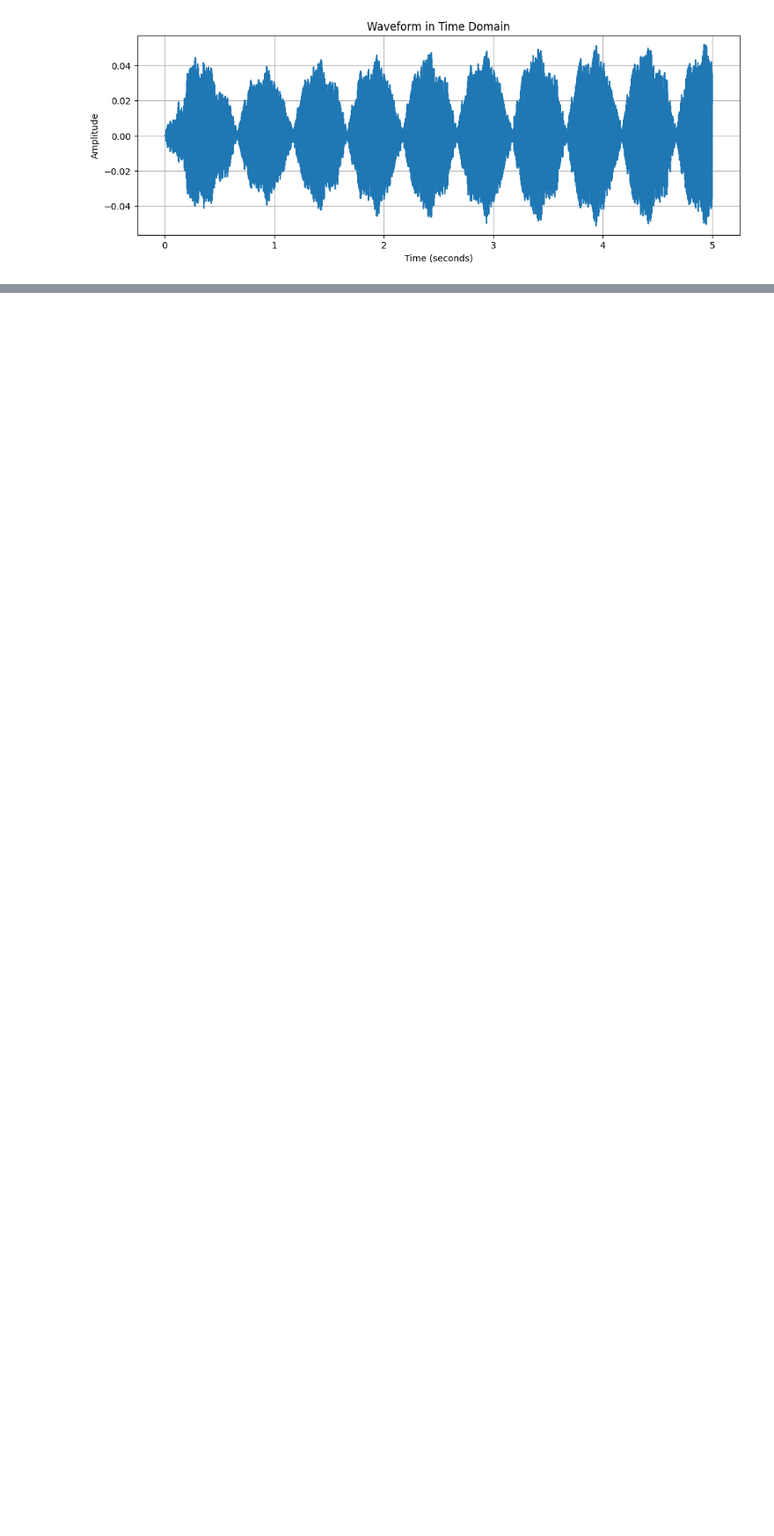
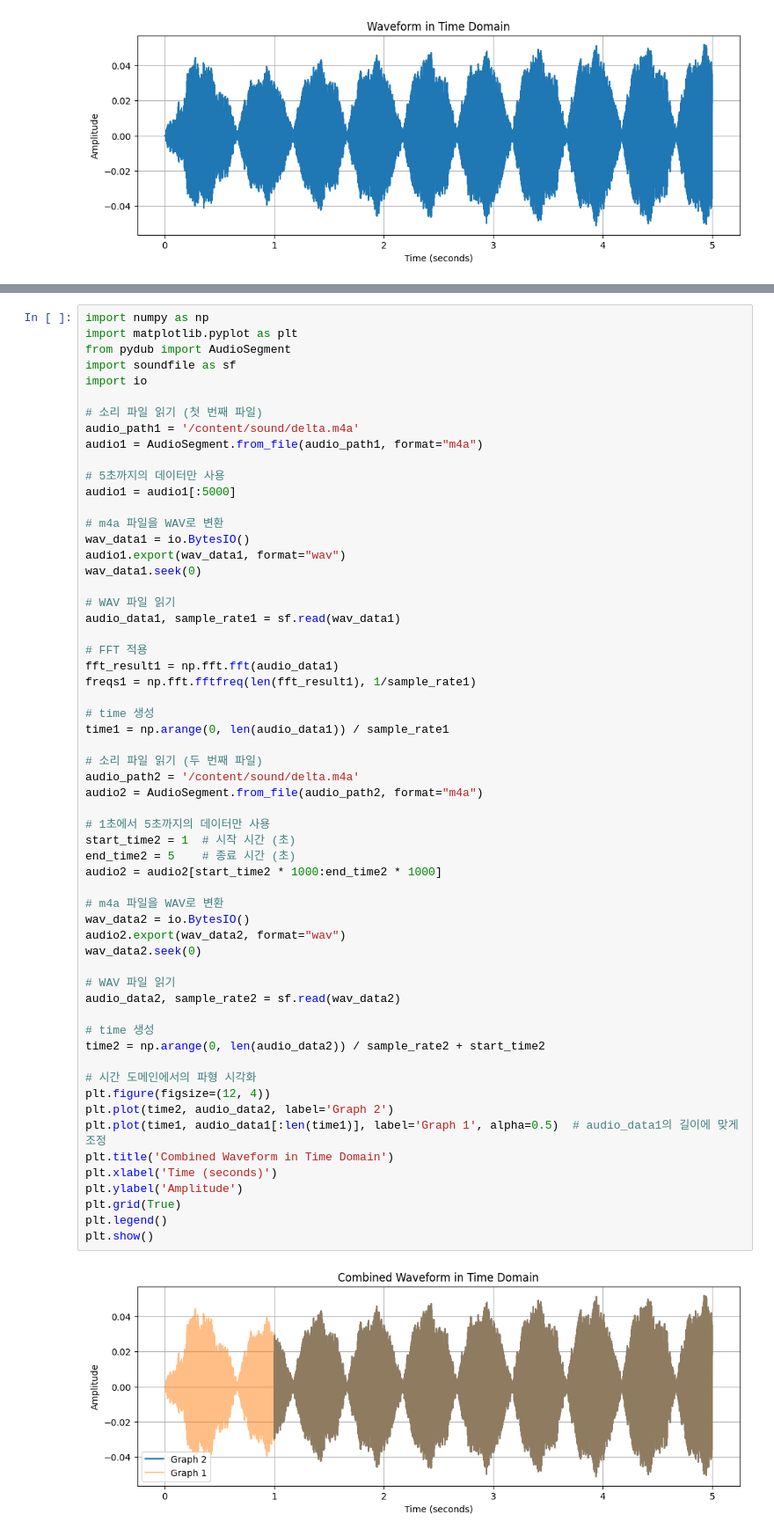
Before and after one commit to Gugo-le/wave-interference, a Jupyter notebook: physics.ipynb, the cells around one changed output, grey strips where cells are left out. Shown at 88% size. Cells and saved outputs as stored; diff of their text form; blank space fills up the shorter version.

```diff
--- a/physics.ipynb
+++ b/physics.ipynb
@@ -47,3 +86,64 @@ freqs = np.fft.fftfreq(len(fft_result), 1/sample_rate)
+# %%
+import numpy as np
+import matplotlib.pyplot as plt
+from pydub import AudioSegment
+import soundfile as sf
+import io
+
+# 소리 파일 읽기 (첫 번째 파일)
+audio_path1 = '/content/sound/delta.m4a'
+audio1 = AudioSegment.from_file(audio_path1, format="m4a")
+
+# 5초까지의 데이터만 사용
+audio1 = audio1[:5000]
+
+# m4a 파일을 WAV로 변환
+wav_data1 = io.BytesIO()
+audio1.export(wav_data1, format="wav")
+wav_data1.seek(0)
+
+# WAV 파일 읽기
+audio_data1, sample_rate1 = sf.read(wav_data1)
+
+# FFT 적용
+fft_result1 = np.fft.fft(audio_data1)
+freqs1 = np.fft.fftfreq(len(fft_result1), 1/sample_rate1)
+
+# time 생성
+time1 = np.arange(0, len(audio_data1)) / sample_rate1
+
+# 소리 파일 읽기 (두 번째 파일)
+audio_path2 = '/content/sound/delta.m4a'
+audio2 = AudioSegment.from_file(audio_path2, format="m4a")
+
+# 1초에서 5초까지의 데이터만 사용
+start_time2 = 1  # 시작 시간 (초)
+end_time2 = 5    # 종료 시간 (초)
+audio2 = audio2[start_time2 * 1000:end_time2 * 1000]
+
+# m4a 파일을 WAV로 변환
+wav_data2 = io.BytesIO()
+audio2.export(wav_data2, format="wav")
+wav_data2.seek(0)
+
+# WAV 파일 읽기
+audio_data2, sample_rate2 = sf.read(wav_data2)
+
+# time 생성
+time2 = np.arange(0, len(audio_data2)) / sample_rate2 + start_time2
+
+# 시간 도메인에서의 파형 시각화
+plt.figure(figsize=(12, 4))
+plt.plot(time2, audio_data2, label='Graph 2')
+plt.plot(time1, audio_data1[:len(time1)], label='Graph 1', alpha=0.5)  # audio_data1의 길이에 맞게 조정
+plt.title('Combined Waveform in Time Domain')
+plt.xlabel('Time (seconds)')
+plt.ylabel('Amplitude')
+plt.grid(True)
+plt.legend()
+plt.show()
+# %% [output]
+[figure, added]
 # %%
 import numpy as np
 import matplotlib.pyplot as plt
```
Also changed, not shown: parts of 1 cell of this notebook.
